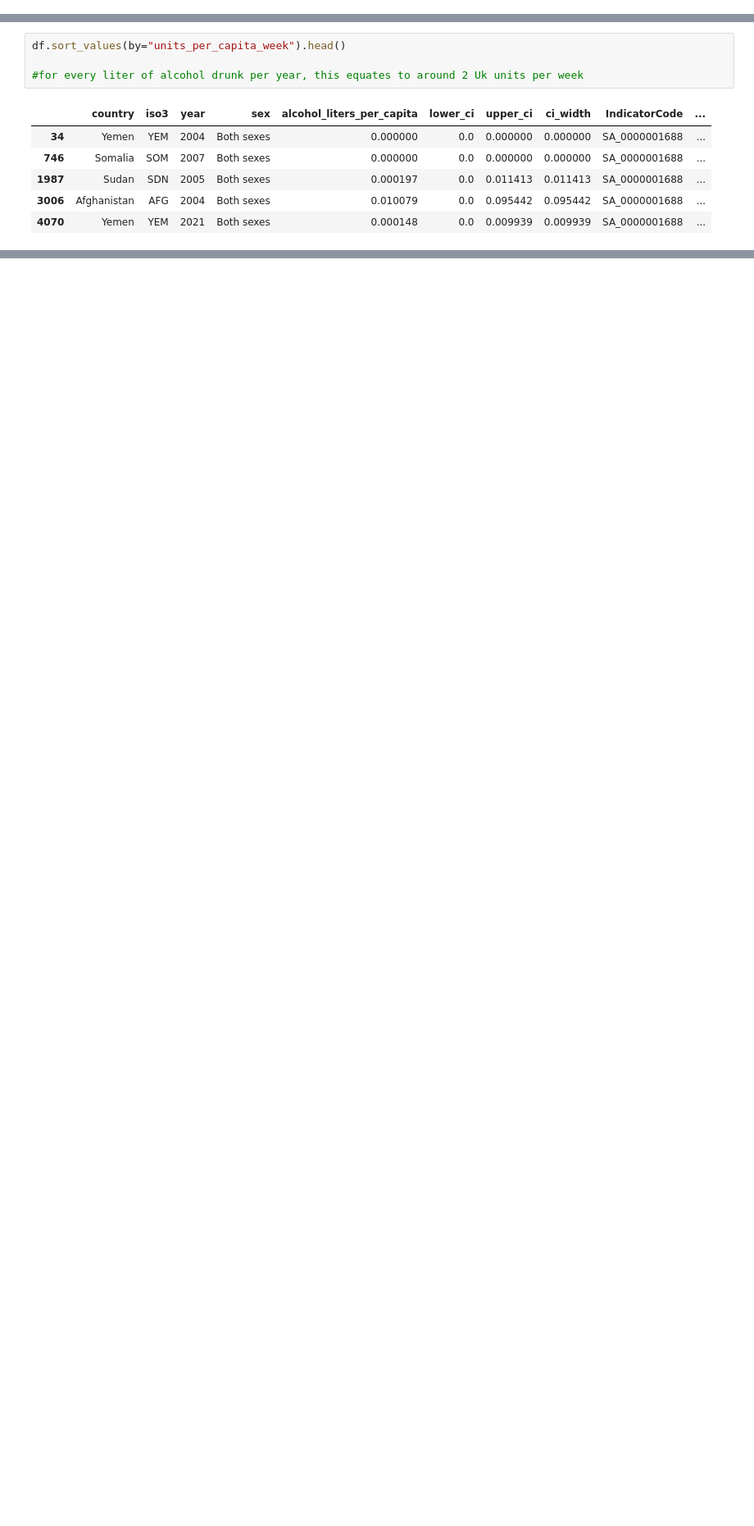
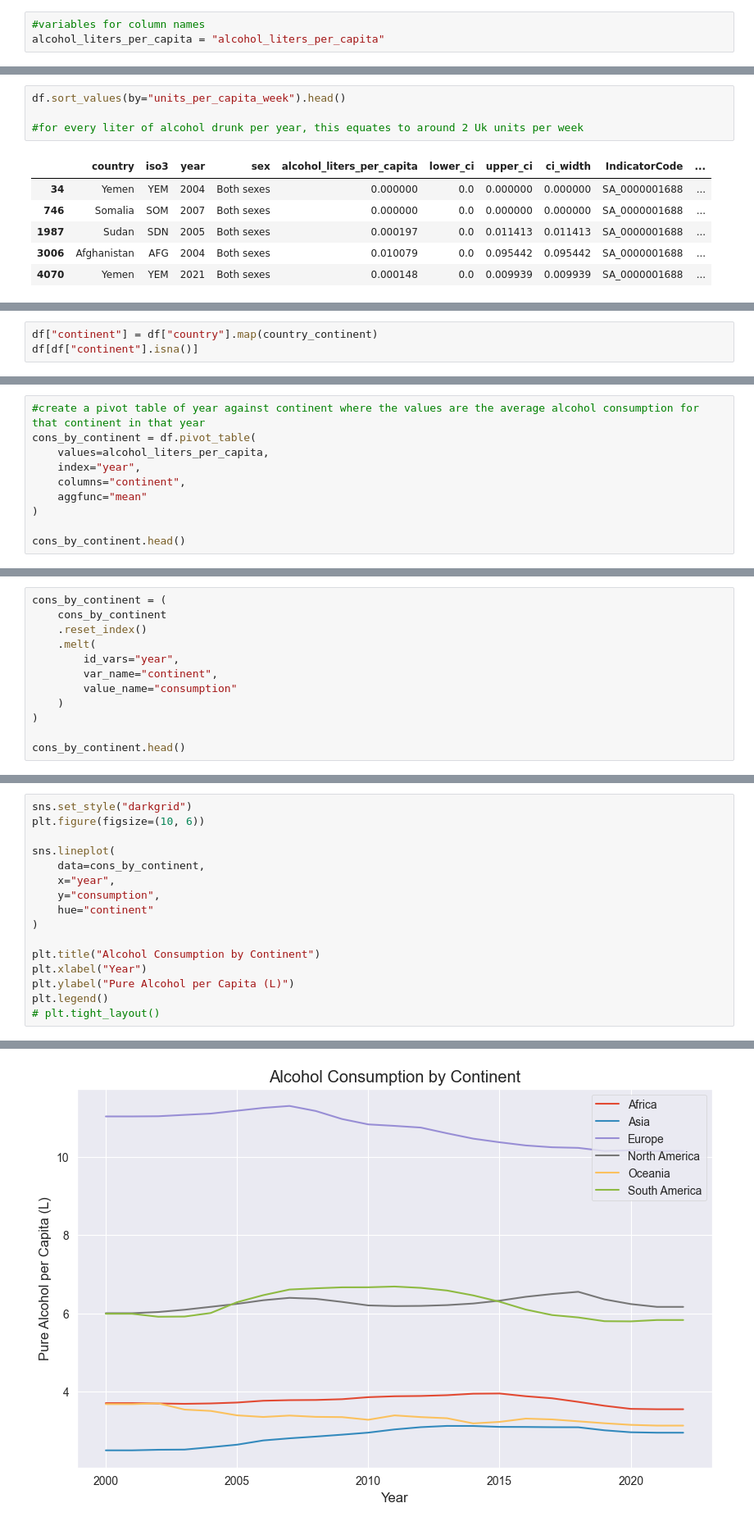
Before and after one commit to Huang-Hao-Gao/global-alcohol-consumption-analysis, a Jupyter notebook: analysis.ipynb, the cells around one changed output, grey strips where cells are left out. Shown at 82% size. Drawn from its saved outputs; the diff is of its cells as text; blank space fills up the shorter version.

Commit message:
add consumption by continent and regression analysis of consumption and std deviation

```diff
--- a/analysis.ipynb
+++ b/analysis.ipynb
@@ -21,6 +23,9 @@ matplotlib.rcParams['figure.figsize'] = (12,8)
 pd.options.mode.chained_assignment = None
 # Configure pandas to display all rows in DataFrame outputs by default
 pd.set_option('display.max_rows', None)
+# %%
+#variables for column names
+alcohol_liters_per_capita = "alcohol_liters_per_capita"
 # %%
 df = pd.read_csv("who_alcohol.csv")
 df.head(10)
@@ -500,0 +722,3 @@ df.sort_values(by="units_per_capita_week").head()
+# %%
+df["continent"] = df["country"].map(country_continent)
+df[df["continent"].isna()]
@@ -500,0 +727,10 @@ df.sort_values(by="units_per_capita_week").head()
+# %%
+#create a pivot table of year against continent where the values are the average alcohol consumption for that continent in that year
+cons_by_continent = df.pivot_table(
+    values=alcohol_liters_per_capita,
+    index="year",
+    columns="continent",
+    aggfunc="mean"
+)
+
+cons_by_continent.head()
@@ -500,0 +745,12 @@ df.sort_values(by="units_per_capita_week").head()
+# %%
+cons_by_continent = (
+    cons_by_continent
+    .reset_index()
+    .melt(
+        id_vars="year",
+        var_name="continent",
+        value_name="consumption"
+    )
+)
+
+cons_by_continent.head()
@@ -500,0 +764,17 @@ df.sort_values(by="units_per_capita_week").head()
+# %%
+sns.set_style("darkgrid")
+plt.figure(figsize=(10, 6))
+
+sns.lineplot(
+    data=cons_by_continent,
+    x="year",
+    y="consumption",
+    hue="continent"
+)
+
+plt.title("Alcohol Consumption by Continent")
+plt.xlabel("Year")
+plt.ylabel("Pure Alcohol per Capita (L)")
+plt.legend()
+# plt.tight_layout()
+# %% [output]
@@ -500,0 +782 @@ df.sort_values(by="units_per_capita_week").head()
+[figure, added]
```
Also changed, not shown: parts of 13 cells of this notebook.
